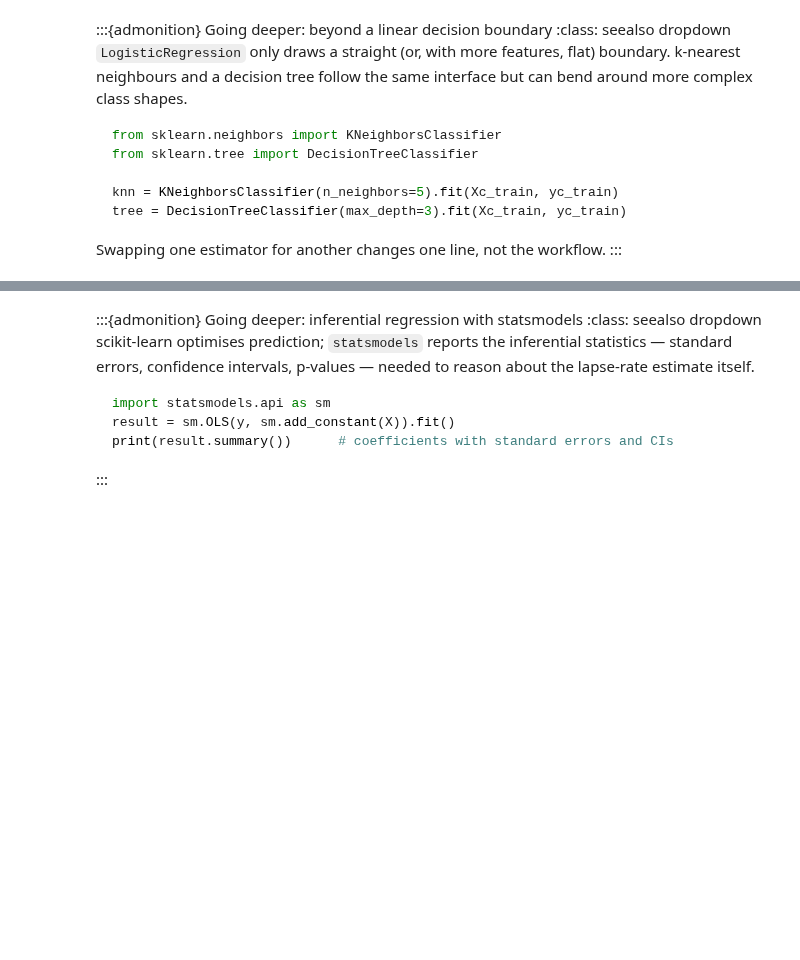
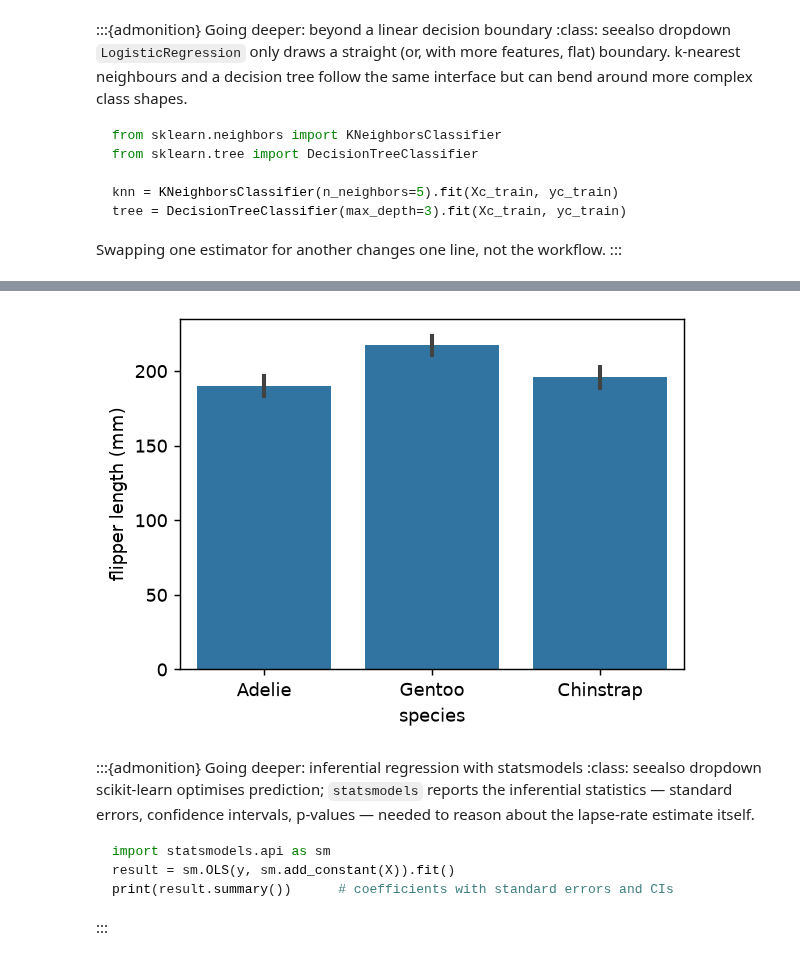
Before and after one commit to gse-unil/2026_MLEES_book, a Jupyter notebook: part-I/10-statistical-foundations-and-ml.ipynb, the cells around one changed output, grey strips where cells are left out. Cells and saved outputs as stored; diff of their text form; code cells hidden in the pictures; blank space fills up the shorter version.

```diff
--- a/part-I/10-statistical-foundations-and-ml.ipynb
+++ b/part-I/10-statistical-foundations-and-ml.ipynb
@@ -353,4 +348,11 @@ ax.set_ylabel("flipper length (mm)")
 :::
+# %%
+fig, ax = plt.subplots(figsize=(5, 3.5))
+sns.barplot(data=penguins, x="species", y="flipper_length_mm", ax=ax, errorbar="sd")
+ax.set_ylabel("flipper length (mm)")
+plt.show()
+# %% [output]
+[figure, added]
 # %% [markdown]
 :::{admonition} Going deeper: inferential regression with statsmodels
 :class: seealso dropdown
```
Also changed, not shown: parts of 5 cells of this notebook, 9 other files.
